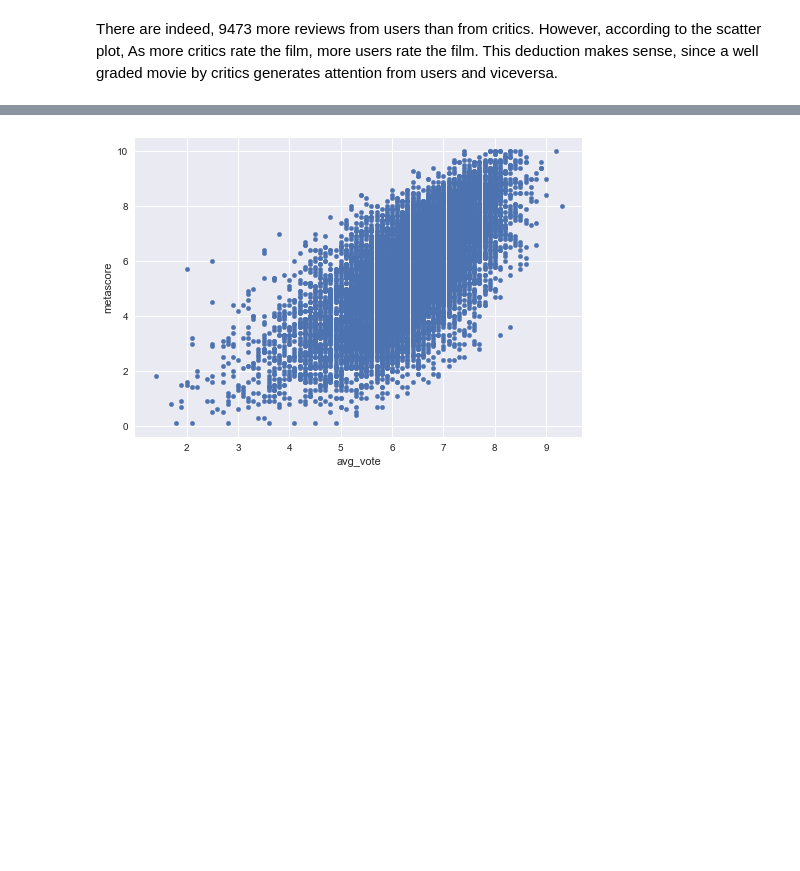
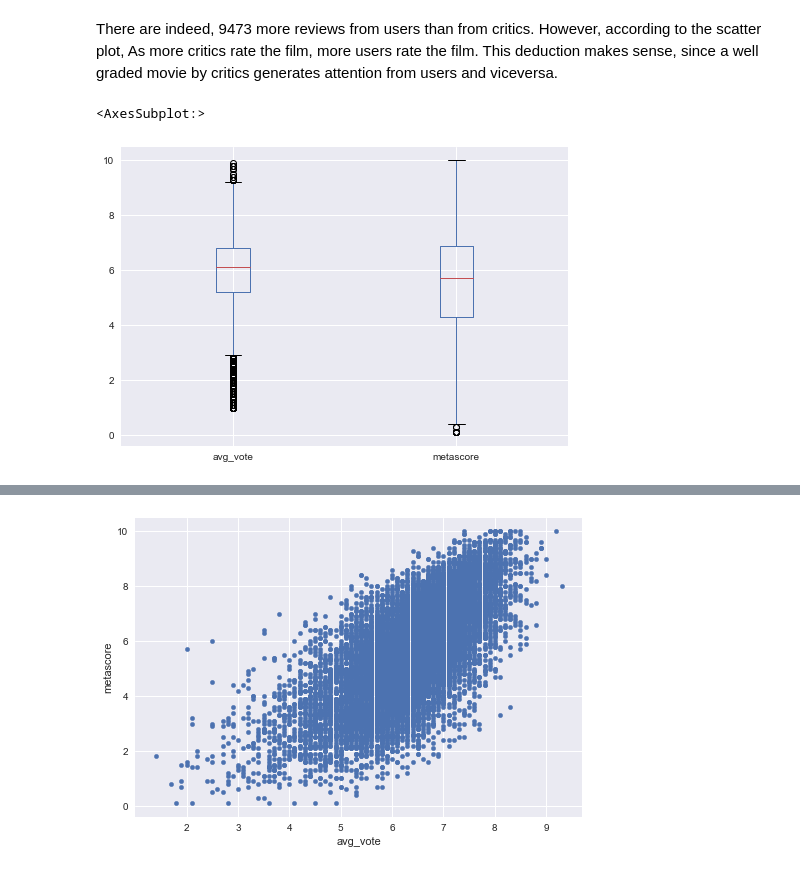
Before and after one commit to micaelasinger/IMDb_EDA, a Jupyter notebook: IMDb.ipynb, the cells around one changed output, grey strips where cells are left out. Cells and saved outputs as stored; diff of their text form; code cells hidden in the pictures; blank space fills up the shorter version.

```diff
--- a/IMDb.ipynb
+++ b/IMDb.ipynb
@@ -416,3 +505,10 @@ _=movies.plot.scatter(x="reviews_from_users",y="reviews_from_critics",xlim=(0,30
 [figure]
 # %% [markdown]
 There are indeed, 9473 more reviews from users than from critics. However, according to the scatter plot, As more critics rate the film, more users rate the film. This deduction makes sense, since a well graded movie by critics generates attention from users and viceversa.
+# %%
+#To compare on a same graph the average score and metascore
+meta_avg = ["avg_vote","metascore"]
+movies[meta_avg].plot.box()
+# %% [output]
+<AxesSubplot:>
+[figure, added]
```
Also changed, not shown: parts of 40 cells of this notebook, 2 other files.
